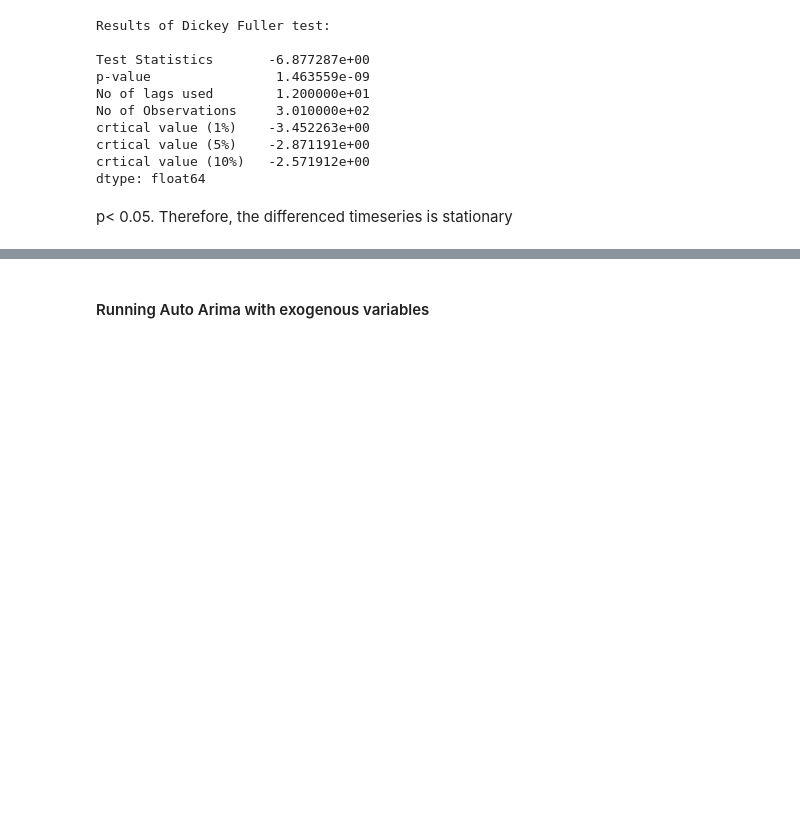
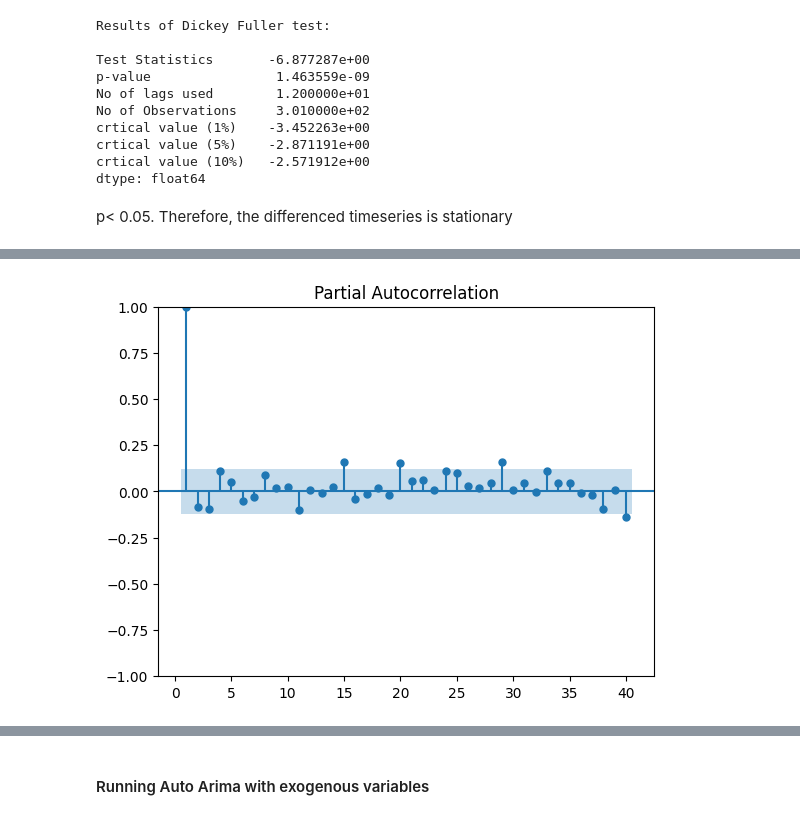
Before and after one commit to NishanD21/Time-Series-Analysis-on-Tea-Production, a Jupyter notebook: analysis.ipynb, the cells around one changed output, grey strips where cells are left out. Cells and saved outputs as stored; diff of their text form; code cells hidden in the pictures; blank space fills up the shorter version.

```diff
--- a/analysis.ipynb
+++ b/analysis.ipynb
@@ -236,0 +250,7 @@ df_test = df[train_size:]
+# %%
+# Pacf plot
+
+plot_pacf(df_train['NETT SALE AVERAGE (Rs)'],lags=40, zero=False, method='ols')
+plt.show()
+# %% [output]
+[figure, added]
```
Also changed, not shown: parts of 7 cells of this notebook.
